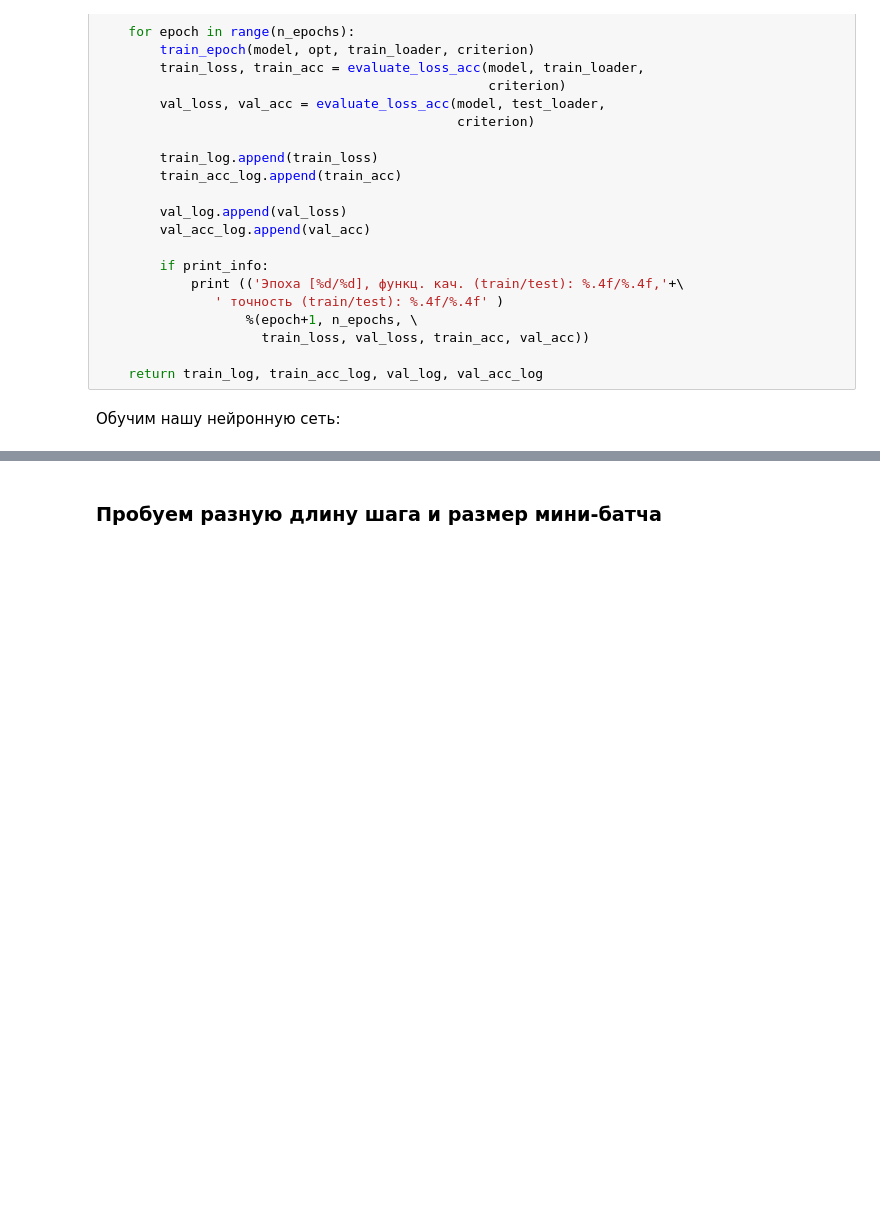
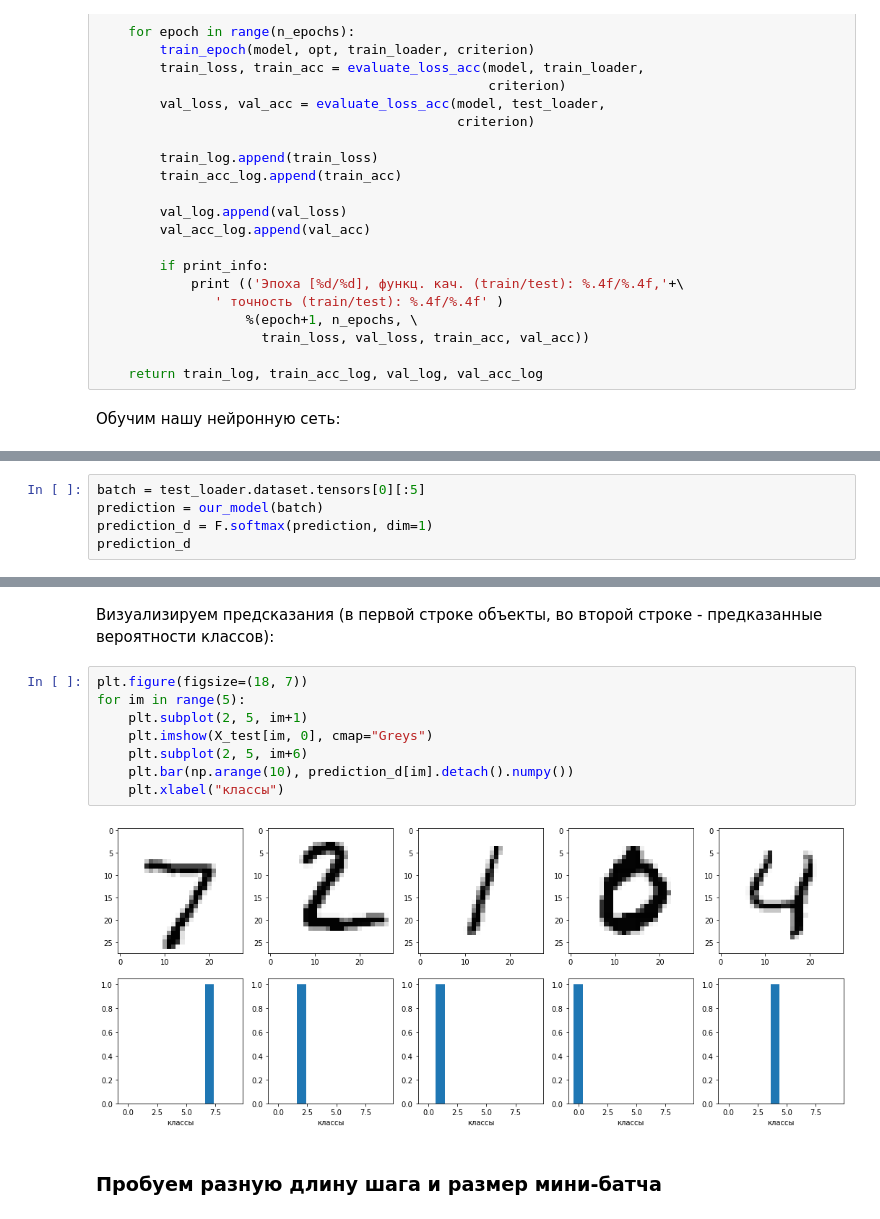
Before and after one commit to nadiinchi/intro_dl, a Jupyter notebook: DL_example.ipynb, the cells around one changed output, grey strips where cells are left out. Drawn from its saved outputs; the diff is of its cells as text; blank space fills up the shorter version.

```diff
--- a/DL_example.ipynb
+++ b/DL_example.ipynb
@@ -205,0 +222,5 @@ results = train(our_model, opt, train_loader, test_loader, criterion, \
+# %%
+batch = test_loader.dataset.tensors[0][:5]
+prediction = our_model(batch)
+prediction_d = F.softmax(prediction, dim=1)
+prediction_d
@@ -206,3 +239,15 @@ results = train(our_model, opt, train_loader, test_loader, criterion, \
+# %% [markdown]
+Визуализируем предсказания (в первой строке объекты, во второй строке - предказанные вероятности классов):
+# %%
+plt.figure(figsize=(18, 7))
+for im in range(5):
+    plt.subplot(2, 5, im+1)
+    plt.imshow(X_test[im, 0], cmap="Greys")
+    plt.subplot(2, 5, im+6)
+    plt.bar(np.arange(10), prediction_d[im].detach().numpy())
+    plt.xlabel("классы")
+# %% [output]
+[figure, added]
 # %% [markdown]
 
 ### Пробуем разную длину шага и размер мини-батча
```
Also changed, not shown: parts of 11 cells of this notebook, 3 other files.
